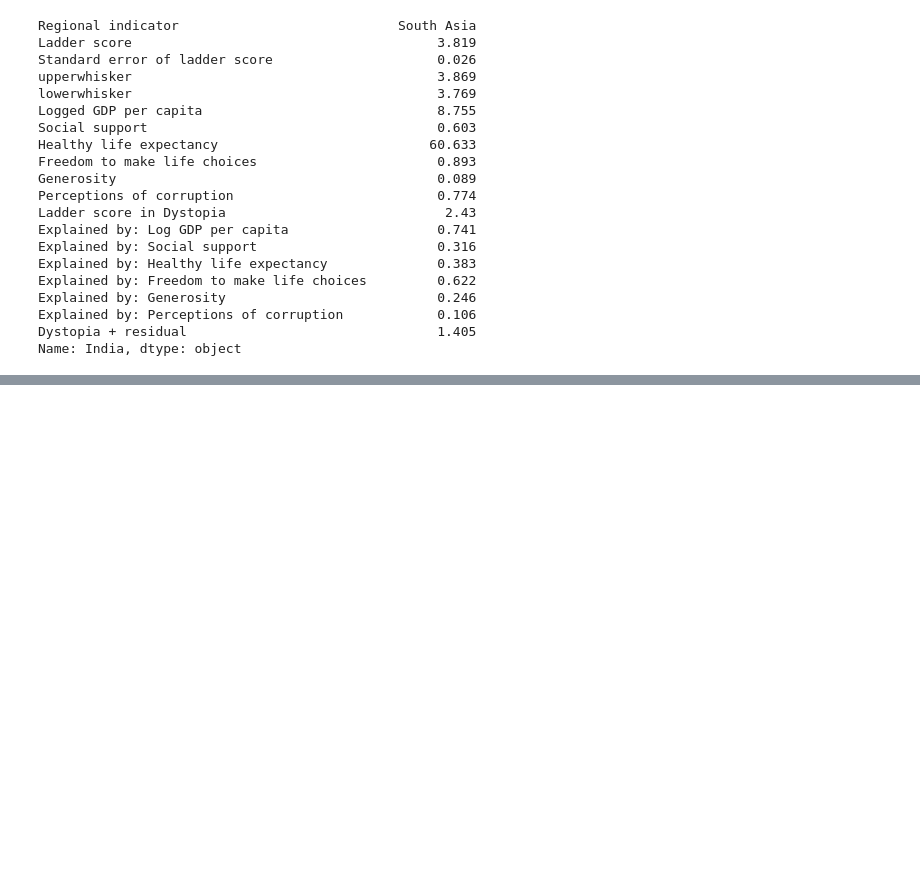
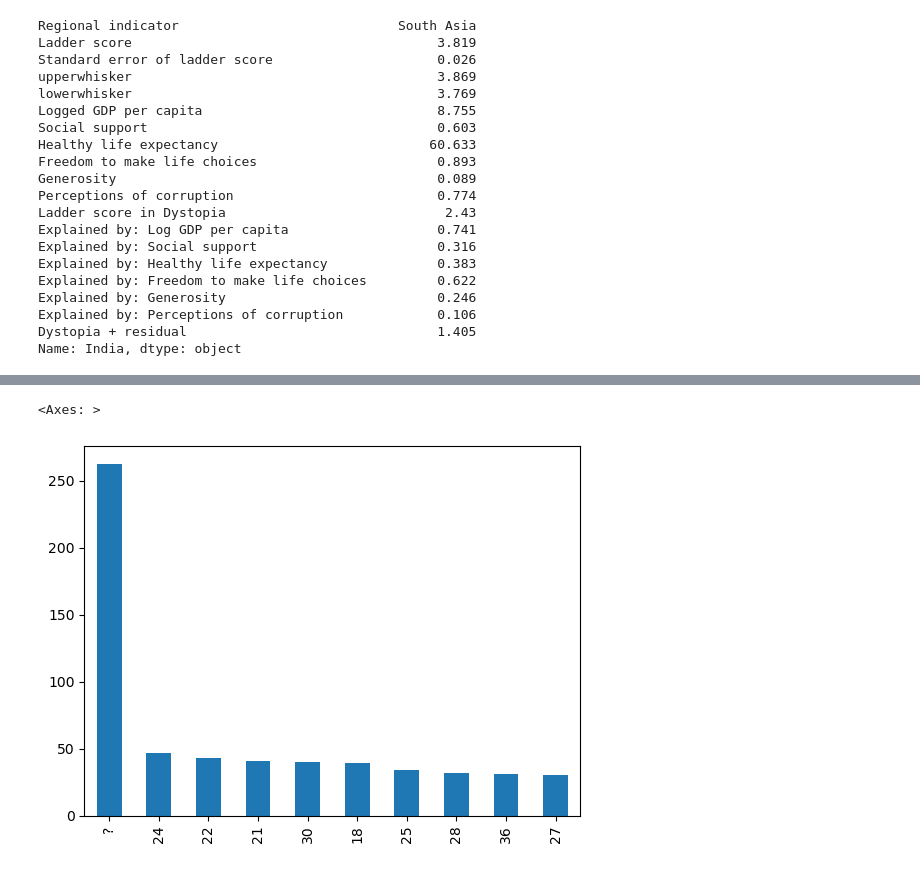
Before and after one commit to mageshyt/Machine-Learning-2023, a Jupyter notebook: Data Analysis & Visualization/04_Indexes_and_Sorting.ipynb, the cells around one changed output, grey strips where cells are left out. Saved outputs shown, nothing was run; the diff lists cells and outputs as text; code cells hidden in the pictures; blank space fills up the shorter version.

```diff
--- a/Data Analysis & Visualization/04_Indexes_and_Sorting.ipynb
+++ b/Data Analysis & Visualization/04_Indexes_and_Sorting.ipynb
@@ -261,0 +359,5 @@ Name: India, dtype: object
+# %%
+titanic["age"].value_counts().iloc[0:10].plot(kind="bar")
+# %% [output]
+<Axes: >
+[figure, added]
```
Also changed, not shown: parts of 10 cells of this notebook, 1 other file.
